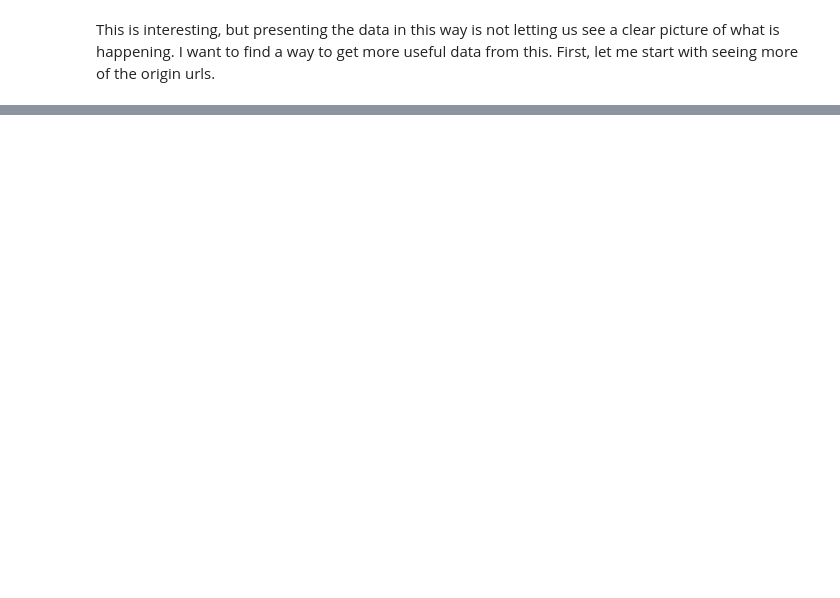
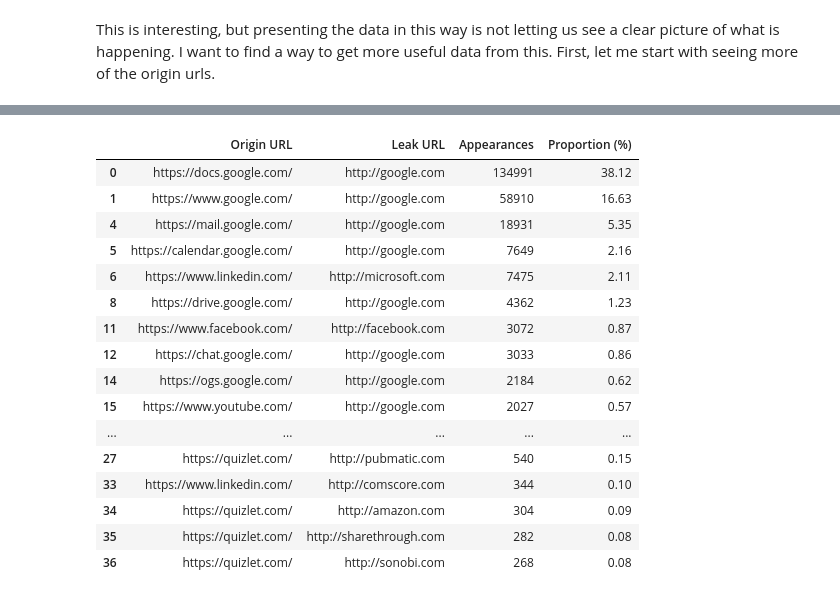
Before and after one commit to NoahApthorpe/EdTechInspector, a Jupyter notebook: EDA/25thJuly_DA_output_rewriting.ipynb, the cells around one changed output, grey strips where cells are left out. Saved outputs shown, nothing was run; the diff lists cells and outputs as text; code cells hidden in the pictures; blank space fills up the shorter version.

```diff
--- a/EDA/25thJuly_DA_output_rewriting.ipynb
+++ b/EDA/25thJuly_DA_output_rewriting.ipynb
@@ -117,0 +396,22 @@ We see google.com, the search platform being responsible for 17.18% of the leaks
+# %%
+df_tracker_and_origin.drop(df_tracker_and_origin[df_tracker_and_origin['Leak URL'] == "None"].index, inplace = True)
+df_tracker_and_origin.drop(df_tracker_and_origin[df_tracker_and_origin['Leak URL'] == df_tracker_and_origin['Origin URL']].index, inplace = True)
+df_tracker_and_origin.head(20)
+# %% [output]
+|  | Origin URL | Leak URL | Appearances | Proportion (%) |
+| 0 | https://docs.google.com/ | http://google.com | 134991 | 38.12 |
+| 1 | https://www.google.com/ | http://google.com | 58910 | 16.63 |
+| 4 | https://mail.google.com/ | http://google.com | 18931 | 5.35 |
+| 5 | https://calendar.google.com/ | http://google.com | 7649 | 2.16 |
+| 6 | https://www.linkedin.com/ | http://microsoft.com | 7475 | 2.11 |
+| 8 | https://drive.google.com/ | http://google.com | 4362 | 1.23 |
+| 11 | https://www.facebook.com/ | http://facebook.com | 3072 | 0.87 |
+| 12 | https://chat.google.com/ | http://google.com | 3033 | 0.86 |
+| 14 | https://ogs.google.com/ | http://google.com | 2184 | 0.62 |
+| 15 | https://www.youtube.com/ | http://google.com | 2027 | 0.57 |
+| ... | ... | ... | ... | ... |
+| 27 | https://quizlet.com/ | http://pubmatic.com | 540 | 0.15 |
+| 33 | https://www.linkedin.com/ | http://comscore.com | 344 | 0.10 |
+| 34 | https://quizlet.com/ | http://amazon.com | 304 | 0.09 |
+| 35 | https://quizlet.com/ | http://sharethrough.com | 282 | 0.08 |
+| 36 | https://quizlet.com/ | http://sonobi.com | 268 | 0.08 |
```
Also changed, not shown: parts of 40 cells of this notebook, 1 other file.
